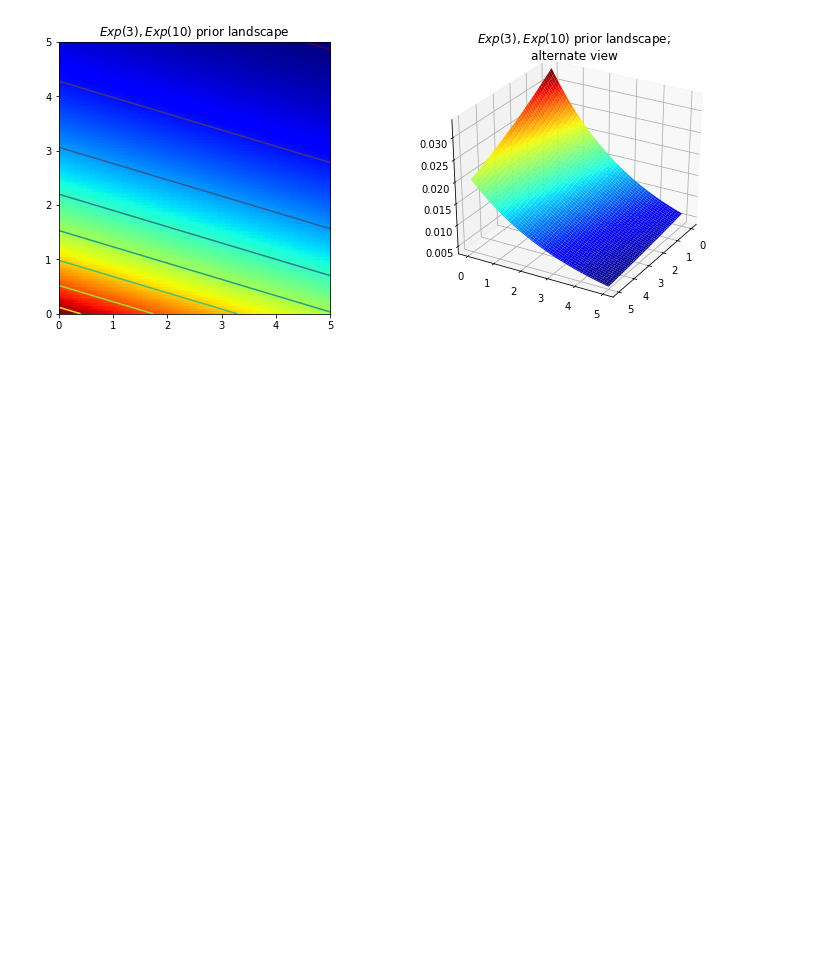
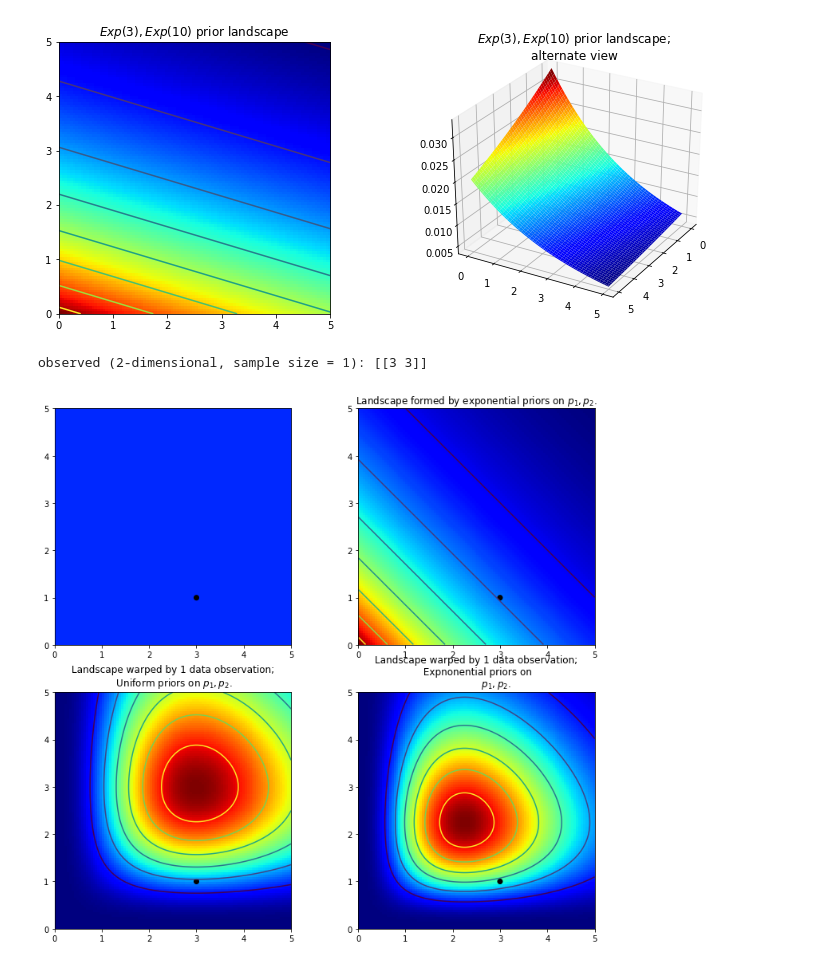
Before and after one commit to CLuiz/probabalistic_programming, a Jupyter notebook: c3.ipynb, the cells around one changed output. Cells and saved outputs as stored; diff of their text form; code cells hidden in the pictures; blank space fills up the shorter version.

```diff
--- a/c3.ipynb
+++ b/c3.ipynb
@@ -53,3 +52,78 @@ plt.title("$Exp(3), Exp(10)$ prior landscape; \nalternate view")
 # %% [output]
 Text(0.5,0.92,'$Exp(3), Exp(10)$ prior landscape; \nalternate view')
 [figure]
+# %%
+N = 1
+
+lambda_1_true = 1
+lambda_2_true = 3
+
+data = np.concatenate([
+    stats.poisson.rvs(lambda_1_true, size=(N, 1)),
+    stats.poisson.rvs(lambda_2_true, size=(N, 1))
+], axis=1)
+print('observed (2-dimensional, sample size = %d):' % N, data)
+
+x = y = np.linspace(.01, 5, 100)
+likelihood_x = np.array([stats.poisson.pmf(data[:, 0], _x)
+                        for _x in x]).prod(axis=1)
+likelihood_y = np.array([stats.poisson.pmf(data[:, 0], _y)
+                        for _y in y]).prod(axis=1)
+L = np.dot(likelihood_x[:, None], likelihood_y[None, :])
+# %% [output]
+observed (2-dimensional, sample size = 1): [[3 3]]
+# %%
+figsize(12.5, 12)
+
+plt.subplot(221)
+uni_x = stats.uniform.pdf(x, loc=0, scale=5)
+uni_y = stats.uniform.pdf(x, loc=0, scale=5)
+M = np.dot(uni_x[:, None], uni_y[None, :])
+im = plt.imshow(M, interpolation='none', origin='lower',
+               cmap=jet, vmax=1, vmin=-.15, extent=(0, 5, 0, 5))
+plt.scatter(lambda_2_true, lambda_1_true, c='k', s=50, edgecolor='none')
+plt.xlim(0, 5)
+plt.ylim(0, 5)
+
+
+plt.subplot(223)
+plt.contour(x, y, M * L)
+im = plt.imshow(M * L, interpolation='none', origin='lower',
+               cmap=jet, extent=(0, 5, 0, 5))
+
+plt.title('Landscape warped by %d data observation;\n Uniform priors on $p_1, p_2$.' % N)
+plt.scatter(lambda_2_true, lambda_1_true, c='k', s=50, edgecolor='none')
+
+plt.xlim(0, 5)
+plt.ylim(0, 5)
+
+
+plt.subplot(222)
+exp_x = stats.expon.pdf(x, loc=0, scale=3)
+exp_y = stats.expon.pdf(y, loc=0, scale=3)
+M = np.dot(exp_x[:, None], exp_y[None, :])
+
+plt.contour(x, y, M)
+im = plt.imshow(M, interpolation='none', origin='lower',
+               cmap=jet, extent=(0, 5, 0, 5))
+
+plt.title('Landscape formed by exponential priors on $p_1, p_2$.')
+plt.scatter(lambda_2_true, lambda_1_true, c='k', s=50, edgecolor='none')
+
+plt.xlim(0, 5)
+plt.ylim(0, 5)
+
+
+plt.subplot(224)
+plt.contour(x, y, M * L)
+im = plt.imshow(M * L, interpolation='none', origin='lower',
+               cmap=jet, extent=(0, 5, 0, 5))
+
+plt.title("""Landscape warped by %d data observation;\n Expnonential priors on
+             $p_1, p_2$.""" % N)
+plt.scatter(lambda_2_true, lambda_1_true, c='k', s=50, edgecolor='none')
+
+plt.xlim(0, 5)
+plt.ylim(0, 5);
+# %% [output]
+[figure, added]
```
Also changed, not shown: parts of 1 cell of this notebook.
